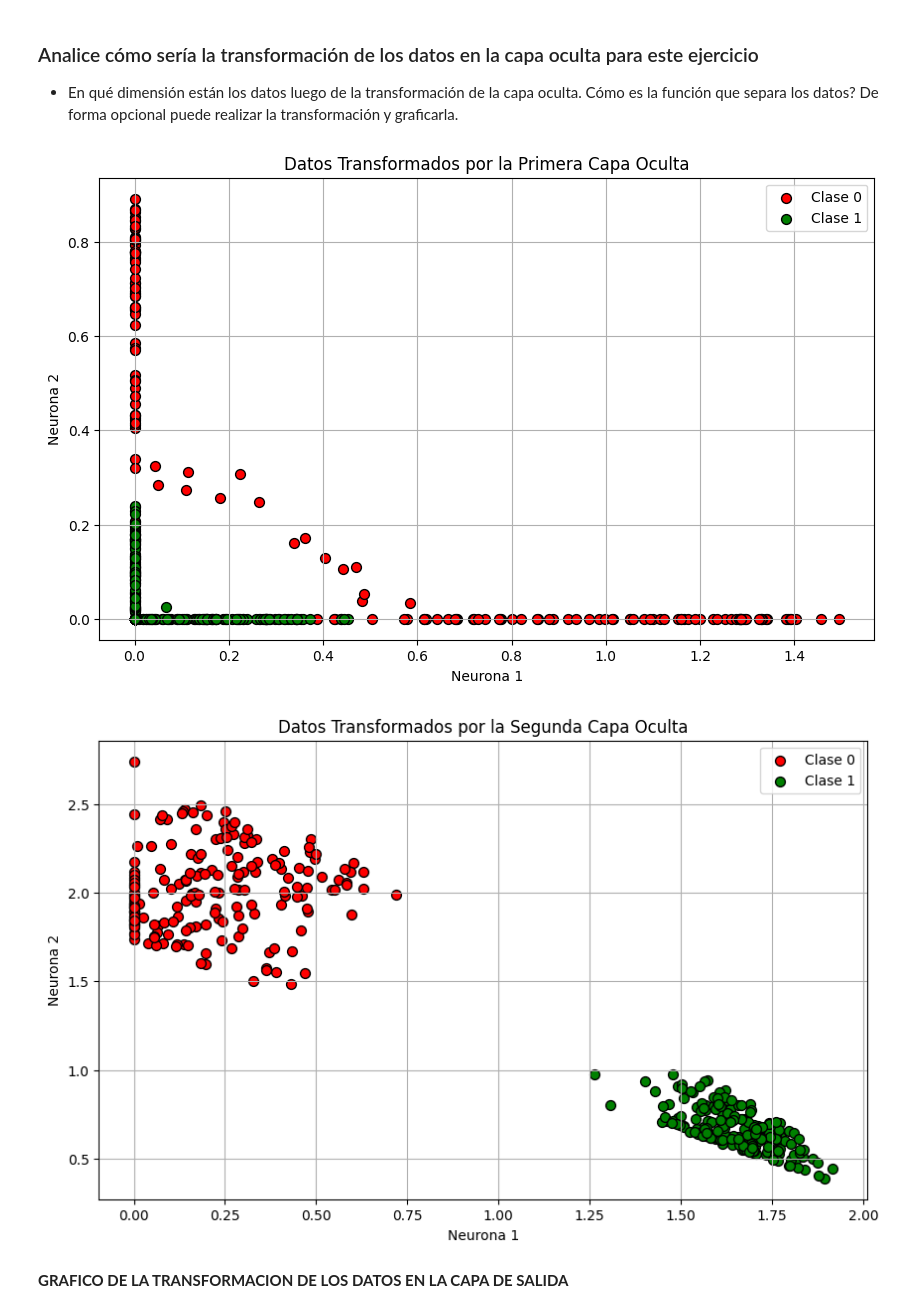
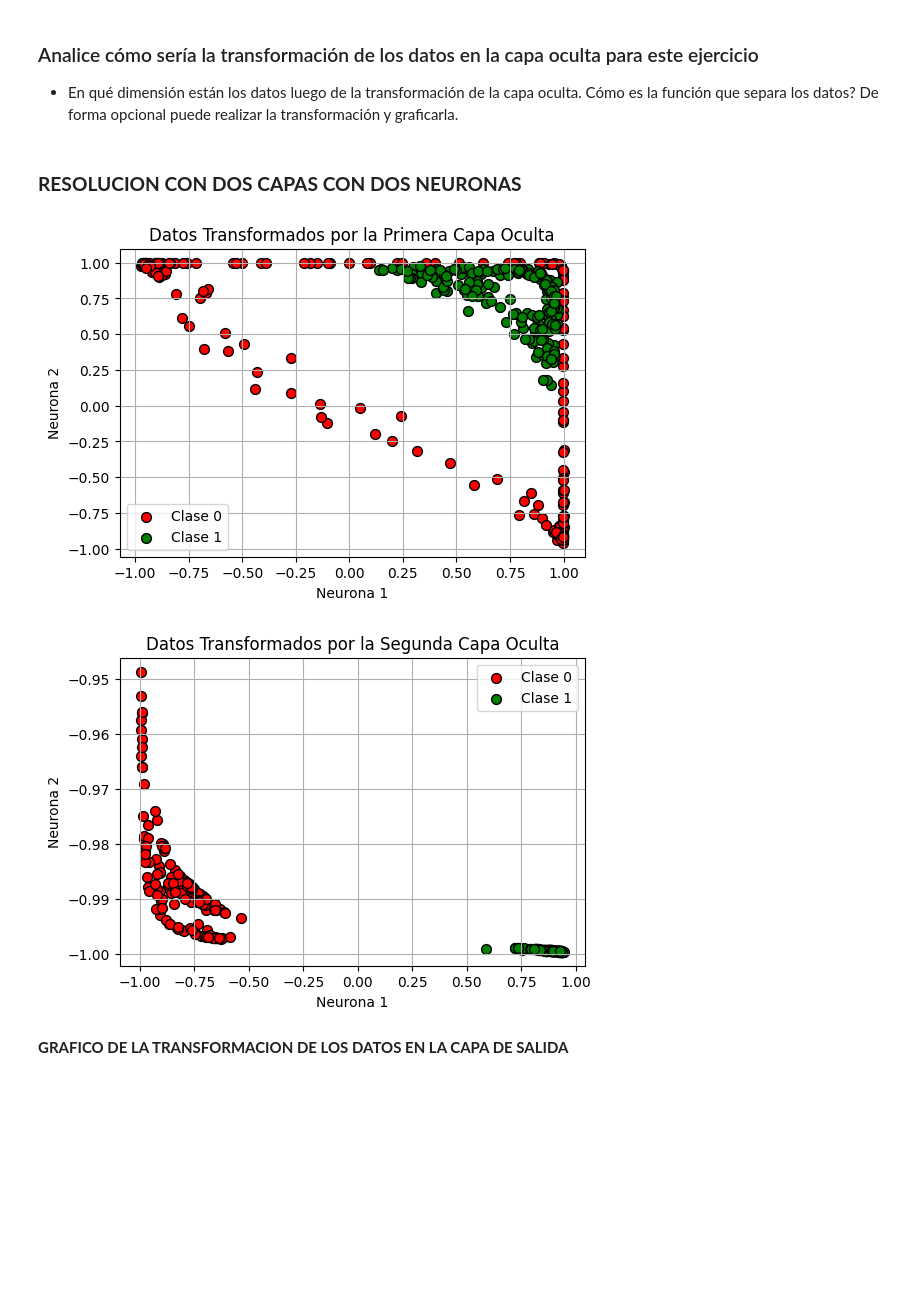
Before and after one commit to luis27diego/Aprendizaje-Maquinal, a Jupyter notebook: AM_PMC/PMC.ipynb, the cells around one changed output. Cells and saved outputs as stored; diff of their text form; code cells hidden in the pictures; blank space fills up the shorter version.

Commit message:
Agrego mas resoluciones del PMC

```diff
--- a/AM_PMC/PMC.ipynb
+++ b/AM_PMC/PMC.ipynb
@@ -111,12 +111,12 @@ import matplotlib.pyplot as plt
 **cargamos y graficamos los datos**
 # %%
 # Cargamos los datos en variables de entrada (X) y salida (y)
-datos_mat = sio.loadmat('./1_datos/datos_xor.mat')
+datos_mat1 = sio.loadmat('./1_datos/datos_xor.mat')
 #----------------------------------------------------------
-X = datos_mat['X']
-Y = datos_mat['Y'].flatten()
+X = datos_mat1['X']
+Y = datos_mat1['Y'].flatten()
 
-type(datos_mat)
+type(datos_mat1)
 print("X: ",X.shape) # (80,2)
 print("Y: ",Y.shape) # (80,1)
 # %% [output]
@@ -165,15 +165,15 @@ Ver la [documentación](https://scikit-learn.org/stable/modules/generated/sklear
 from sklearn.model_selection import train_test_split
 
 # division de los datos en test y prueba mas las etiquetas
-Predictoras_train, Predictoras_test, Etiquetas_train, Etiquetas_test = train_test_split(X, Etiquetas, test_size=0.2, shuffle=True, random_state=42,  stratify = Etiquetas)
+Predictoras_train, Predictoras_test, Etiquetas_train, Etiquetas_test = train_test_split(X, Etiquetas, test_size=0.2, shuffle=True, random_state=1)
 # %%
 from sklearn.neural_network import MLPClassifier
 n = np.random.randint(100)
 print(n)
 #---------------------------------------------------------
-P_multi = MLPClassifier(random_state=61,hidden_layer_sizes=(2,),activation='logistic',solver='sgd',learning_rate_init=3,max_iter=140)
+P_multi = MLPClassifier(random_state=1,hidden_layer_sizes=(2),activation='logistic',learning_rate_init=0.1)
 P_multi.fit(Predictoras_train,Etiquetas_train)
-P_multi.predict_proba(Predictoras_test)
+P_multi.predict(Predictoras_test)
 print(P_multi.score(Predictoras_test,Etiquetas_test))
 # Grafique la curva de la función de costo o pérdida loss_curve_ (ver documentación)
 
@@ -417,7 +417,7 @@ plt.show()
 # Definir el modelo con dos capas ocultas de 2 neuronas cada una
 n = np.random.randint(100)
 print(n)
-P_multi_2capas = MLPClassifier(random_state=80, hidden_layer_sizes=(10, 2), activation='relu', solver='sgd', max_iter=10000)
+P_multi_2capas = MLPClassifier(random_state=29, hidden_layer_sizes=(3, 2), activation='tanh', solver='adam', max_iter=10000)
 
 # Entrenar el modelo
 P_multi_2capas.fit(Predictoras_train, Etiquetas_train)
@@ -462,9 +462,9 @@ plt.show()
 ### Analice cómo sería la transformación de los datos en la capa oculta para este ejercicio
 
 - En qué dimensión están los datos luego de la transformación de la capa oculta. Cómo es la función que separa los datos? De forma opcional puede realizar la transformación y graficarla.
+# %% [markdown]
+### **RESOLUCION CON DOS CAPAS CON DOS NEURONAS**
 # %%
-# Analizar la transformación de los datos en la capa oculta
-
 # Obtener los pesos y sesgos de la primera capa oculta
 weights_hidden_1 = P_multi_2capas.coefs_[0]
 bias_hidden_1 = P_multi_2capas.intercepts_[0]
@@ -475,11 +475,11 @@ X_bias = np.hstack([np.ones((Predictoras_train.shape[0], 1)), Predictoras_train]
 # Calcular la combinación lineal de las entradas y los pesos de la primera capa oculta
 z_h_1 = np.dot(X_bias, np.vstack([bias_hidden_1, weights_hidden_1]))
 
-# Aplicar la función de activación ReLU
-a_h_1 = relu(z_h_1)
+# Aplicar la función de activación tanh
+a_h_1 = np.tanh(z_h_1)
 
 # Graficar los datos transformados por la primera capa oculta
-plt.figure(figsize=(10, 6))
+plt.figure(figsize=(6, 4))
 
 for clase, color in zip(clases, colores):
     indices = Etiquetas_train == clase
@@ -491,38 +491,38 @@ plt.ylabel('Neurona 2')
 plt.title('Datos Transformados por la Primera Capa Oculta')
 plt.legend()
 plt.grid(True)
 plt.show()
 
 # Obtener los pesos y sesgos de la segunda capa oculta
 weights_hidden_2 = P_multi_2capas.coefs_[1]
 bias_hidden_2 = P_multi_2capas.intercepts_[1]
 
 # Añadir una columna de unos a las salidas de la primera capa oculta para el bias
 a_h_1_bias = np.hstack([np.ones((a_h_1.shape[0], 1)), a_h_1])
 
 # Calcular la combinación lineal de las salidas de la primera capa oculta y los pesos de la segunda capa oculta
 z_h_2 = np.dot(a_h_1_bias, np.vstack([bias_hidden_2, weights_hidden_2]))
 
-# Aplicar la función de activación ReLU
-a_h_2 = relu(z_h_2)
+# Aplicar la función de activación tanh
+a_h_2 = np.tanh(z_h_2)
 
 # Graficar los datos transformados por la segunda capa oculta
-plt.figure(figsize=(10, 6))
+plt.figure(figsize=(6, 4))
 
 for clase, color in zip(clases, colores):
     indices = Etiquetas_train == clase
     plt.scatter(a_h_2[indices, 0], a_h_2[indices, 1],
                 color=color, label=etiquetas_clases.get(clase, f'Clase {clase}'), edgecolor='k', s=50)
 
 plt.xlabel('Neurona 1')
 plt.ylabel('Neurona 2')
 plt.title('Datos Transformados por la Segunda Capa Oculta')
 plt.legend()
 plt.grid(True)
 plt.show()
 # %% [output]
-[figure, old version]
+[figure, new version]
-[figure, old version]
+[figure, new version]
 # %% [markdown]
 **GRAFICO DE LA TRANSFORMACION DE LOS DATOS EN LA CAPA DE SALIDA**
 # %%
```
Also changed, not shown: parts of 15 cells of this notebook, 1 other file.
